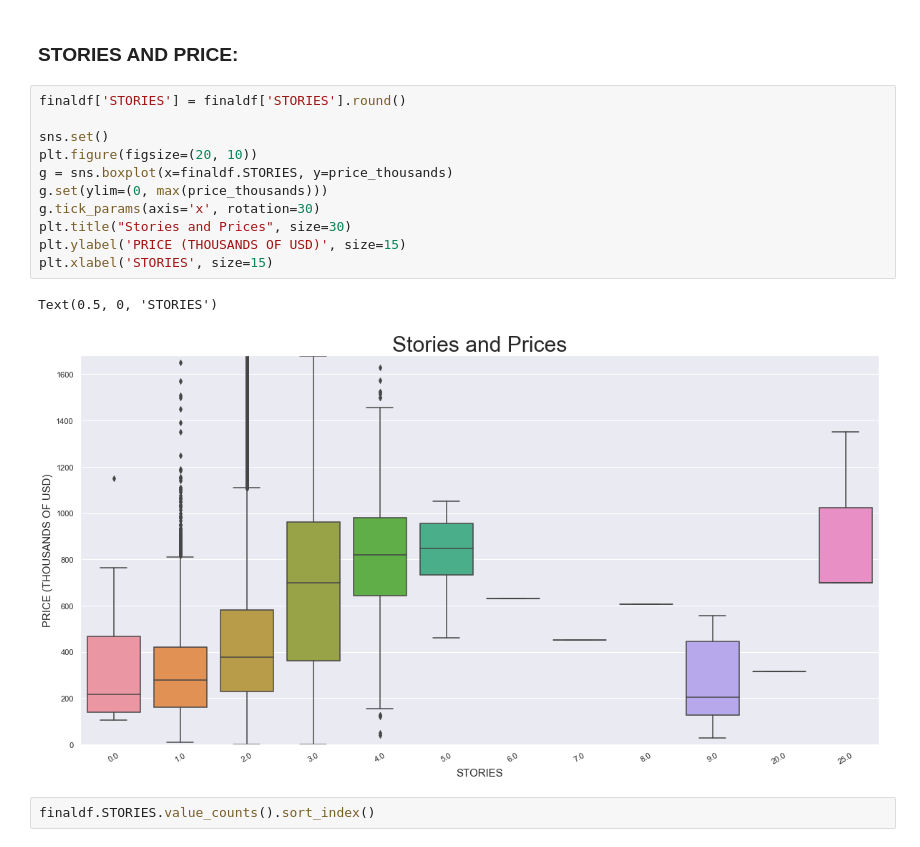
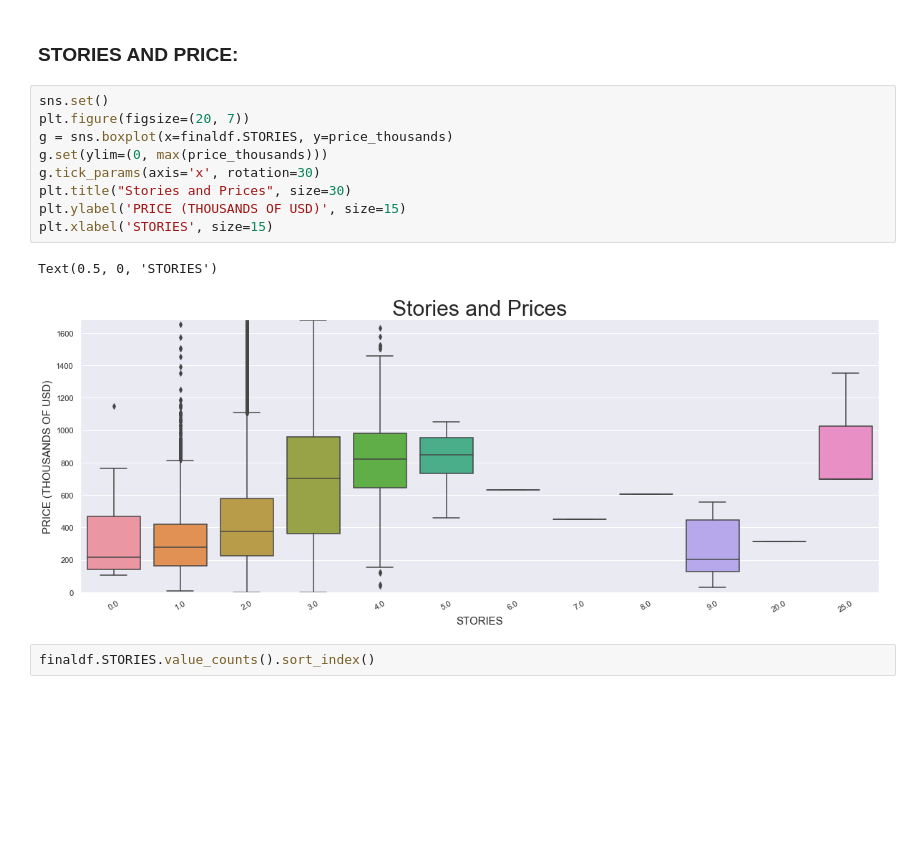
Before and after one commit to jasheriff/dc_capstone, a Jupyter notebook: eda_final.ipynb, the cells around one changed output. Drawn from its saved outputs; the diff is of its cells as text; blank space fills up the shorter version.

```diff
--- a/eda_final.ipynb
+++ b/eda_final.ipynb
@@ -294,19 +297,17 @@ plt.tight_layout()
 # %% [markdown]
 ### STORIES AND PRICE:
 # %%
-finaldf['STORIES'] = finaldf['STORIES'].round()
-
 sns.set()
-plt.figure(figsize=(20, 10))
+plt.figure(figsize=(20, 7))
 g = sns.boxplot(x=finaldf.STORIES, y=price_thousands)
 g.set(ylim=(0, max(price_thousands)))
 g.tick_params(axis='x', rotation=30)
 plt.title("Stories and Prices", size=30)
 plt.ylabel('PRICE (THOUSANDS OF USD)', size=15)
 plt.xlabel('STORIES', size=15)
 # %% [output]
 Text(0.5, 0, 'STORIES')
-[figure, old version]
+[figure, new version]
 # %%
 finaldf.STORIES.value_counts().sort_index()
 # %% [output]
```
Also changed, not shown: parts of 6 cells of this notebook.
